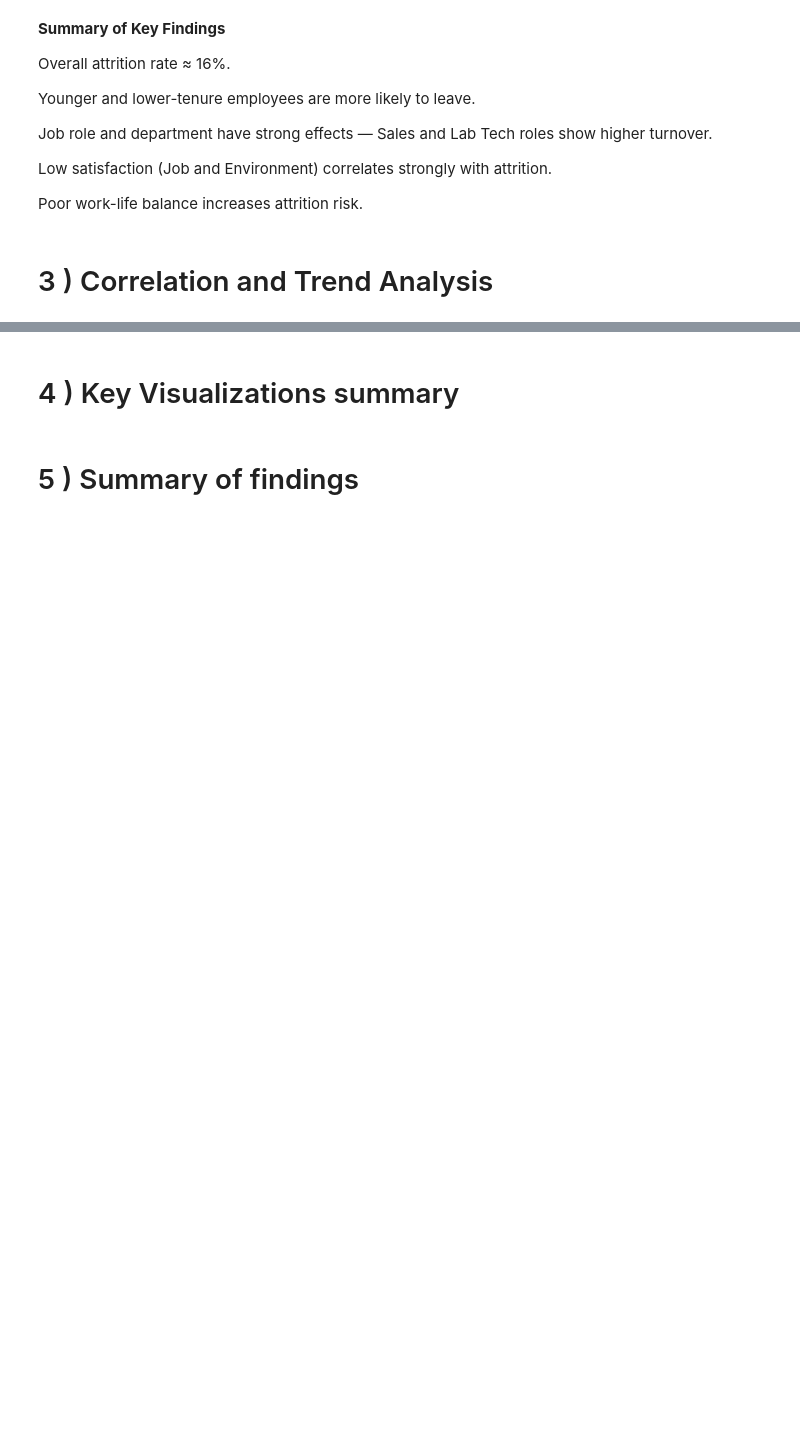
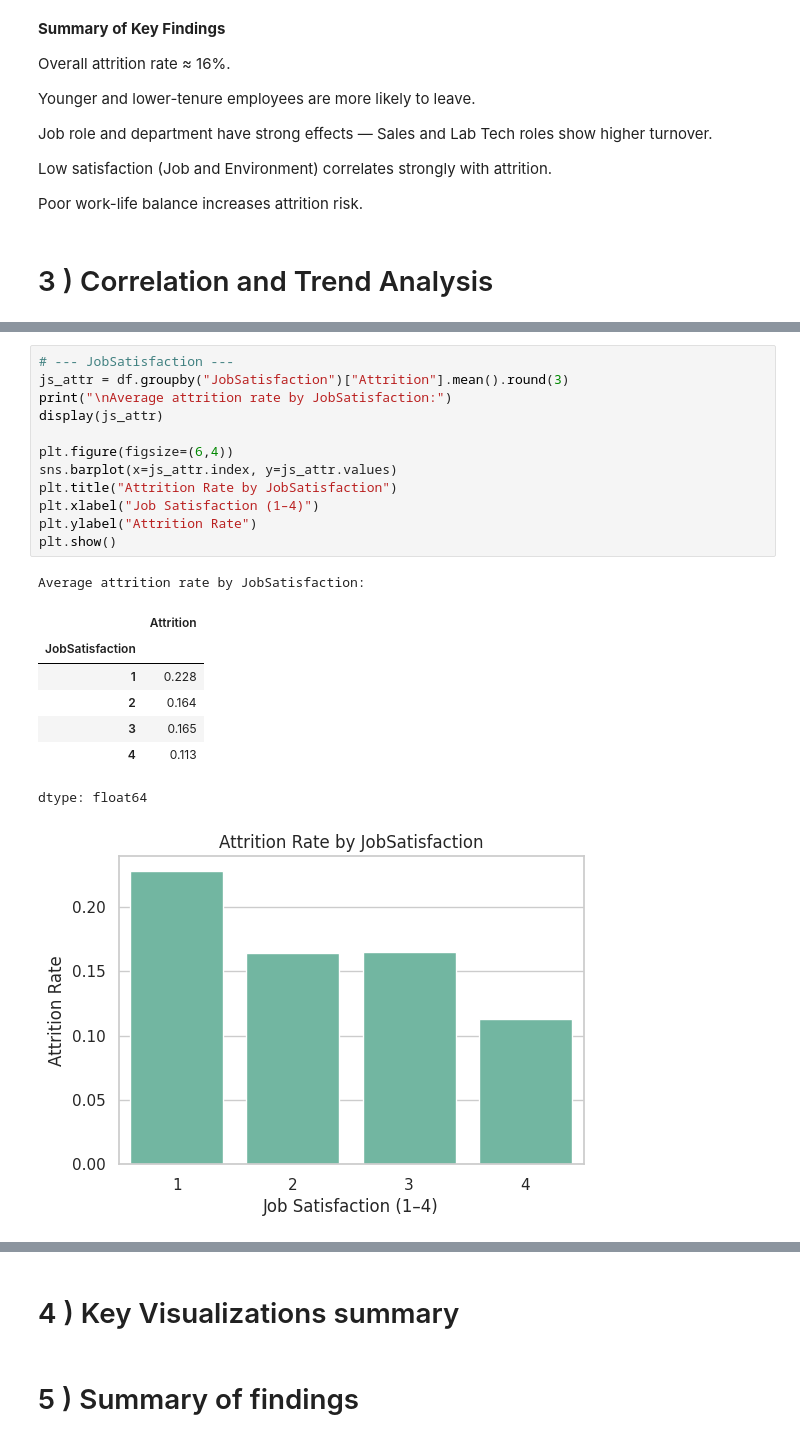
Before and after one commit to y-fares/PSTB-YCDynamics-Hackathon-1, a Jupyter notebook: yc_dynamics_hackathon1_subj3.ipynb, the cells around one changed output, grey strips where cells are left out. Saved outputs shown, nothing was run; the diff lists cells and outputs as text; blank space fills up the shorter version.

```diff
--- a/yc_dynamics_hackathon1_subj3.ipynb
+++ b/yc_dynamics_hackathon1_subj3.ipynb
@@ -394,0 +442,22 @@ Poor work-life balance increases attrition risk.
+# %%
+# --- JobSatisfaction ---
+js_attr = df.groupby("JobSatisfaction")["Attrition"].mean().round(3)
+print("\nAverage attrition rate by JobSatisfaction:")
+display(js_attr)
+
+plt.figure(figsize=(6,4))
+sns.barplot(x=js_attr.index, y=js_attr.values)
+plt.title("Attrition Rate by JobSatisfaction")
+plt.xlabel("Job Satisfaction (1–4)")
+plt.ylabel("Attrition Rate")
+plt.show()
+# %% [output]
+Average attrition rate by JobSatisfaction:
+|  | Attrition |
+| JobSatisfaction |  |
+| 1 | 0.228 |
+| 2 | 0.164 |
+| 3 | 0.165 |
+| 4 | 0.113 |
+dtype: float64
+[figure, added]
```
Also changed, not shown: parts of 12 cells of this notebook.
